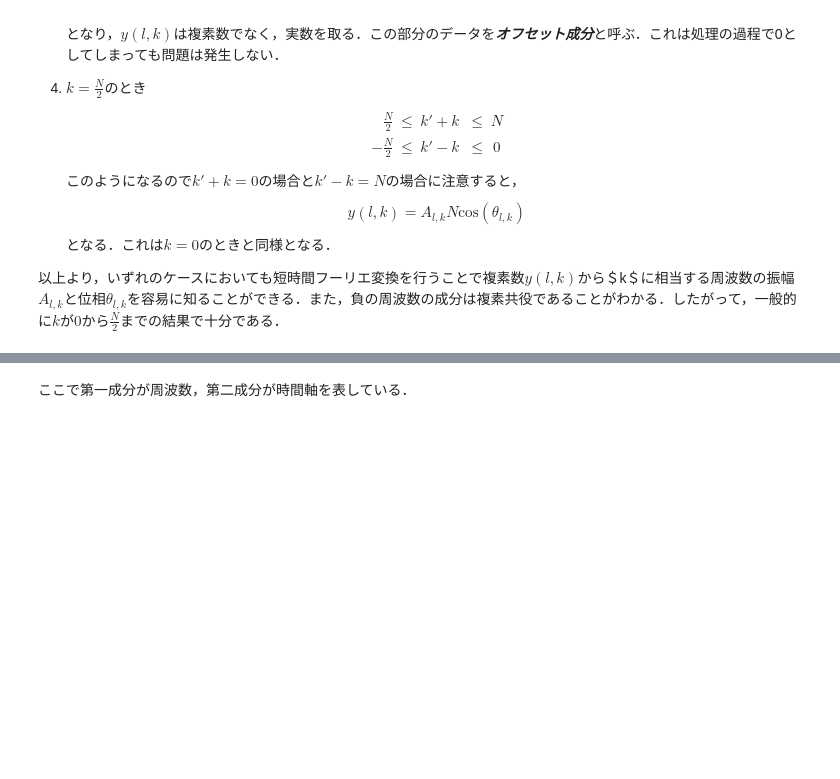
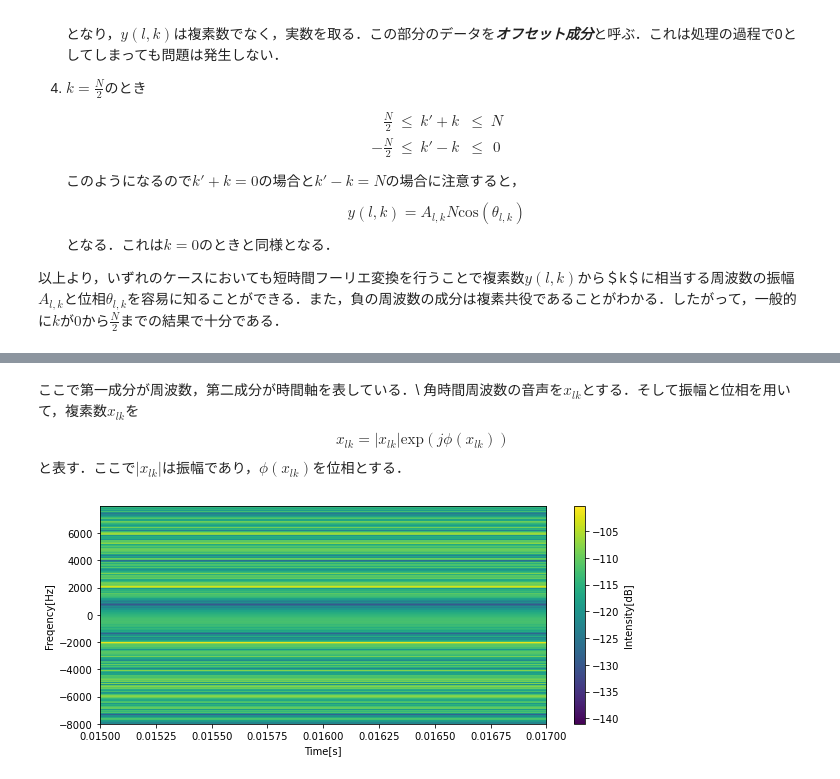
Before and after one commit to TomohiroSakaguchi/SoundSeparation, a Jupyter notebook: Chap2.ipynb, the cells around one changed output, grey strips where cells are left out. Cells and saved outputs as stored; diff of their text form; code cells hidden in the pictures; blank space fills up the shorter version.

```diff
--- a/Chap2.ipynb
+++ b/Chap2.ipynb
@@ -241,2 +241,23 @@ print("時間軸[s] : ",t)
-# %% [markdown]
-ここで第一成分が周波数，第二成分が時間軸を表している．
+# %% [markdown]
+ここで第一成分が周波数，第二成分が時間軸を表している．\\
+角時間周波数の音声を$x_{lk}$とする．そして振幅と位相を用いて，複素数$x_{lk}$を
+$$
+x_{lk} = |x_{lk}| \mathrm{exp}(j\phi(x_{lk}))
+$$
+と表す．ここで$|x_{lk}|$は振幅であり，$\phi(x_{lk})$を位相とする．
+# %%
+fig = plt.figure(figsize=(10,4))
+
+spectrum, freqs, t, im = plt.specgram(stft_data, NFFT=512, noverlap=512/16*15, Fs=wav.getframerate())
+
+fig.colorbar(im).set_label('Intensity[dB]')
+
+plt.xlabel("Time[s]")
+
+plt.ylabel("Freqency[Hz]")
+
+plt.savefig("./spectrogram.png")
+
+plt.show()
+# %% [output]
+[figure, added]
```
Also changed, not shown: parts of 6 cells of this notebook.
